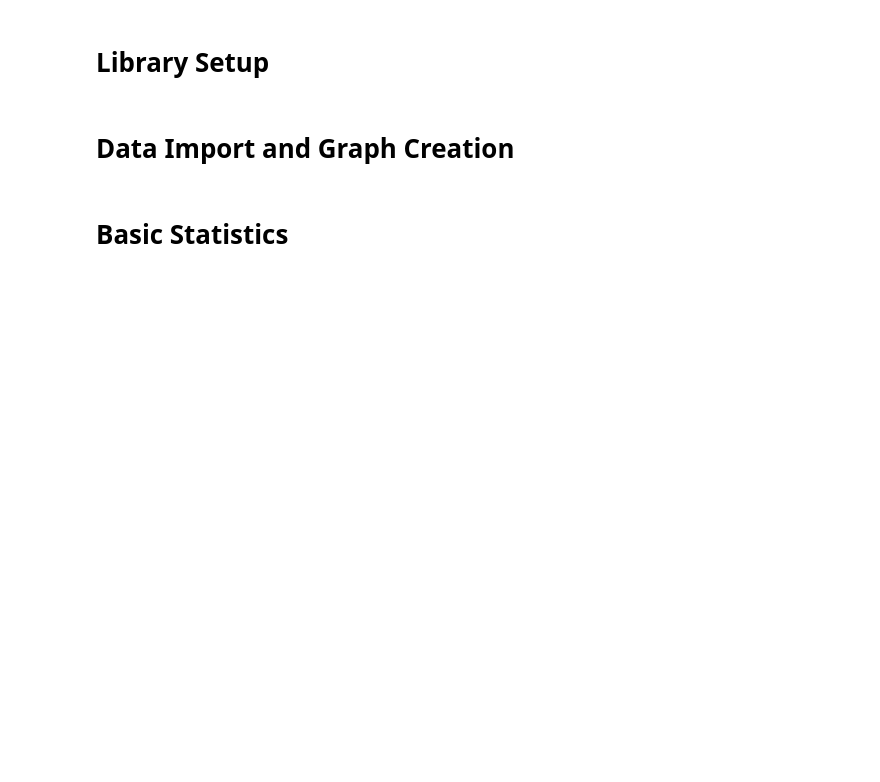
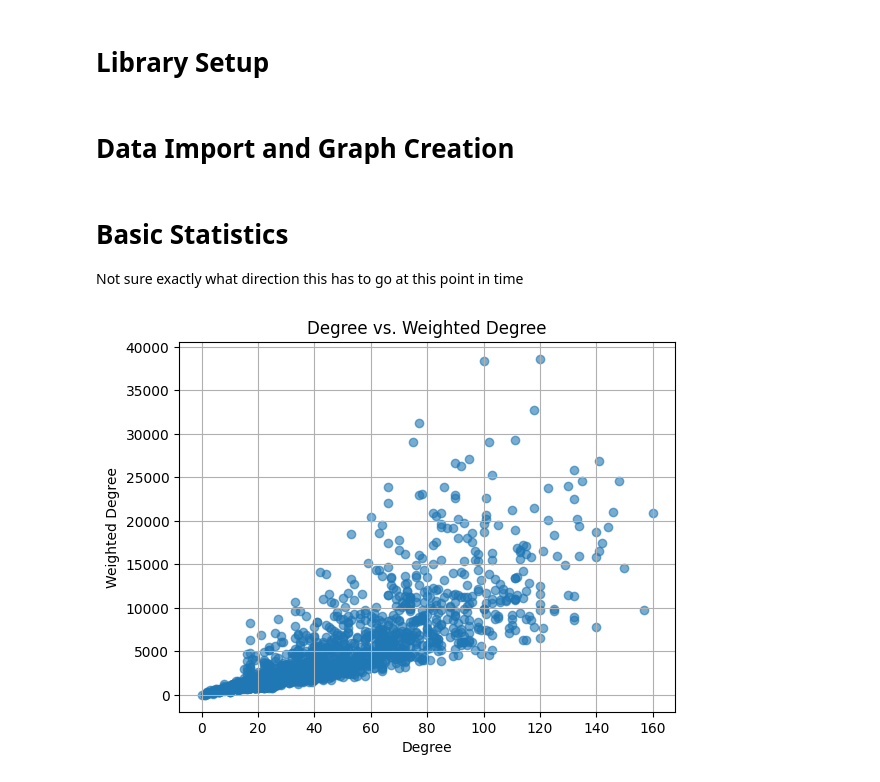
Before and after one commit to SeanGwall/NFL-Network-Analysis, a Jupyter notebook: notebooks/common-college-correlation.ipynb, the cells around one changed output. Cells and saved outputs as stored; diff of their text form; code cells hidden in the pictures; blank space fills up the shorter version.

Commit message:
implemented a spearmen rank correlation, not sure how to interpret/adjust it at this time

```diff
--- a/notebooks/common-college-correlation.ipynb
+++ b/notebooks/common-college-correlation.ipynb
@@ -27,13 +27,23 @@ for _, row in edges_df.iterrows():
     G.add_edge(source, target, **edge_attrs)
 # %% [markdown]
 # Basic Statistics
+Not sure exactly what direction this has to go at this point in time
 # %%
-degree = G.degree(weight="Weight")
-for player_degree in degree:
-    ID = player_degree[0]
-    avg_weight = player_degree[1] / G.degree(ID)
+# Compute degree and weighted degree for each node
+df = pd.DataFrame({
+    'degree': dict(G.degree()),
+    'weighted_degree': dict(G.degree(weight='Weight'))
+})
 
-# Outgoing edge weight correlations
-print(nodes_df.corr(numeric_only=True))
-nodes_df.corr(numeric_only=True, method='spearman').to_csv(
-    "../../data/final/defense_correlations.csv")
+# Calculate Spearman correlation using pandas
+correlation = df.corr(method='spearman')
+
+
+plt.scatter(df['degree'], df['weighted_degree'], alpha=0.6)
+plt.xlabel('Degree')
+plt.ylabel('Weighted Degree')
+plt.title('Degree vs. Weighted Degree')
+plt.grid(True)
+plt.show()
+# %% [output]
+[figure, added]
```
Also changed, not shown: 1 other file.
